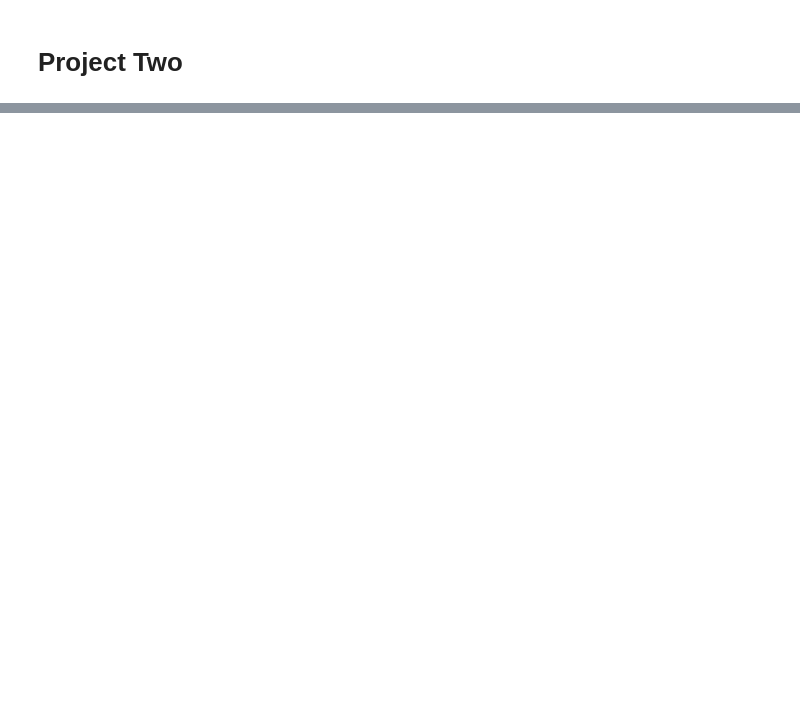
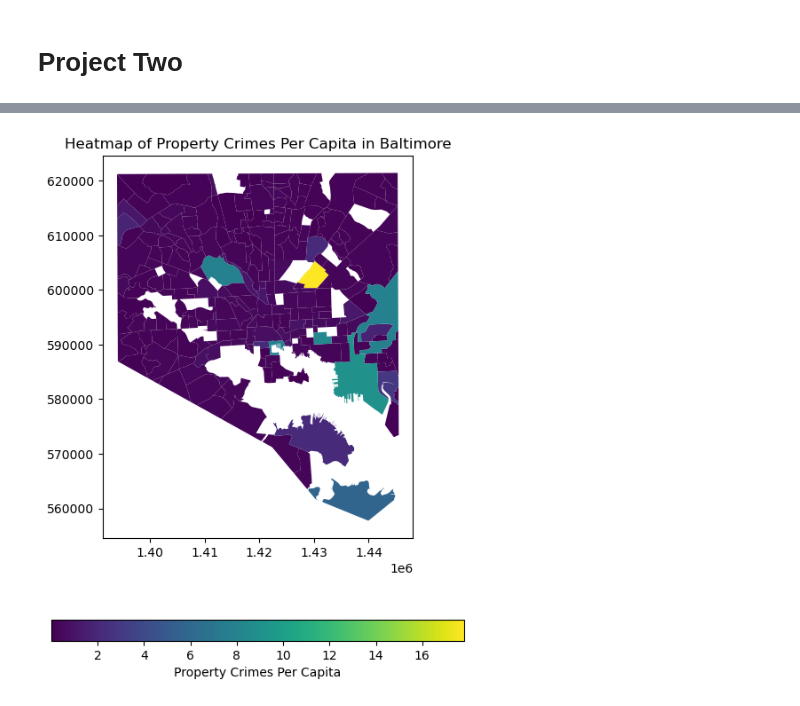
Before and after one commit to ECO225-W2024/project-one-code-IvanGrandov, a Jupyter notebook: Code/proj_one_code.ipynb, the cells around one changed output, grey strips where cells are left out. Cells and saved outputs as stored; diff of their text form; code cells hidden in the pictures; blank space fills up the shorter version.

```diff
--- a/Code/proj_one_code.ipynb
+++ b/Code/proj_one_code.ipynb
@@ -415,0 +473,13 @@ The findings of this study underscore the importance of targeted interventions a
+# %%
+# Property Crime Heatmap
+fig, ax = plt.subplots(1, 1, figsize=(6, 8))
+heatmap = merged_gdf.plot(column='PropertyCrimesPerCapita', ax=ax, legend=True,
+                          legend_kwds={'label': 'Property Crimes Per Capita',
+                                       'orientation': 'horizontal'})
+
+plt.title('Heatmap of Property Crimes Per Capita in Baltimore')
+ax.set_frame_on(True)
+
+plt.show()
+# %% [output]
+[figure, added]
```
Also changed, not shown: parts of 16 cells of this notebook.
